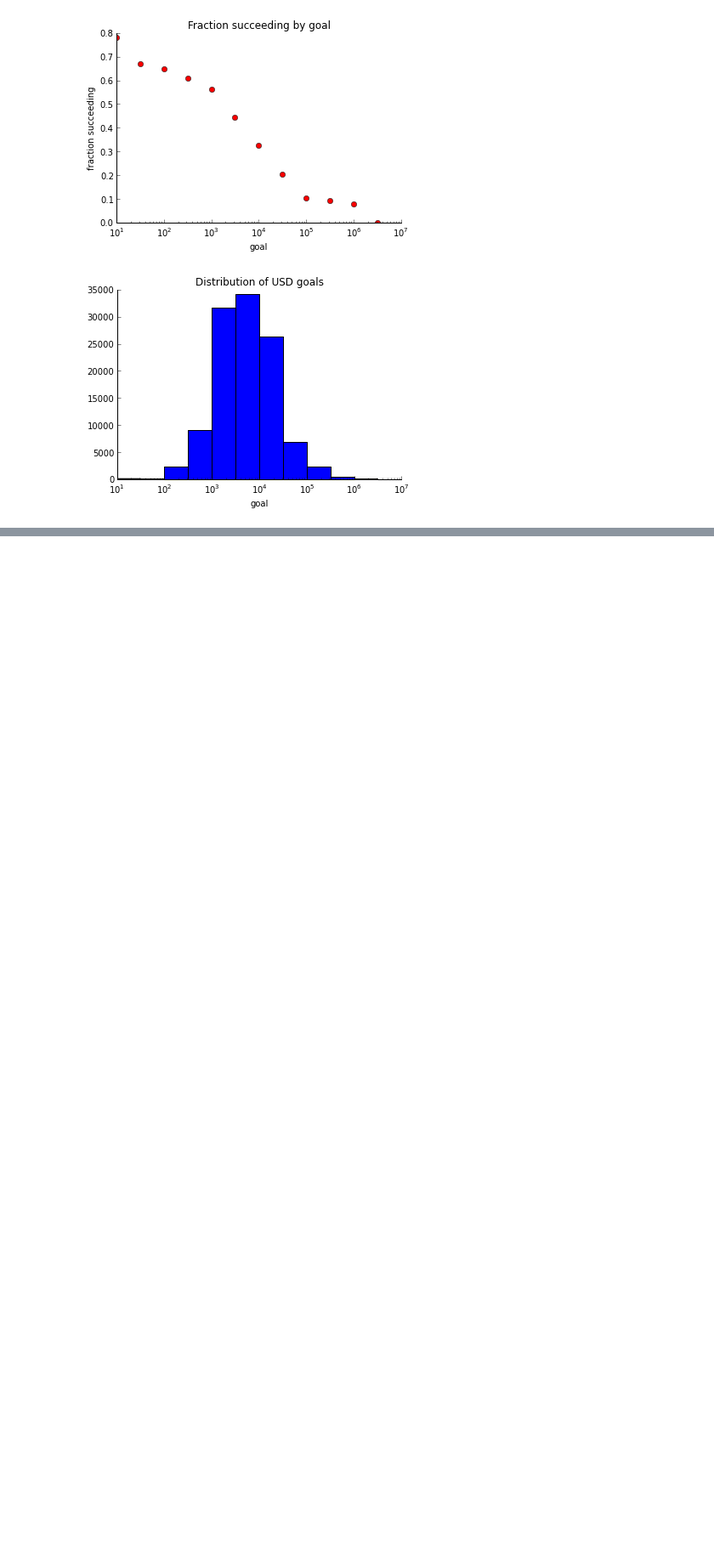
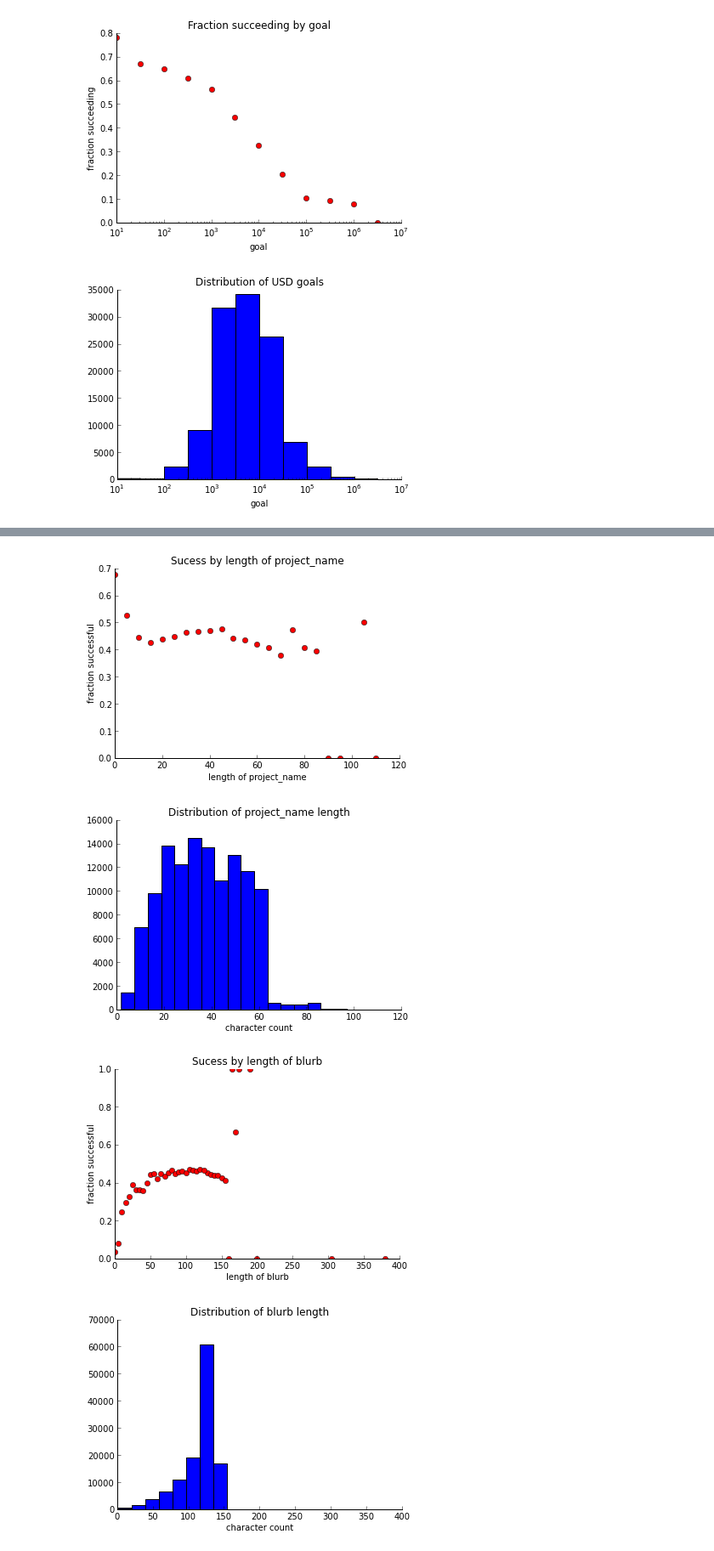
Before and after one commit to johnsturm/cs109, a Jupyter notebook: Process Book.ipynb, the cells around one changed output, grey strips where cells are left out. Shown at 85% size. Cells and saved outputs as stored; diff of their text form; code cells hidden in the pictures; blank space fills up the shorter version.

Commit message:
effect of length of titleexploration

```diff
--- a/Process Book.ipynb
+++ b/Process Book.ipynb
@@ -754,0 +757,50 @@ distr_of_goals(us_projects)
+# %%
+all_projects = pd.read_csv('all_project_data_time.csv')
+# %%
+# function to plot distribution of goals:
+def distr_of_lengths(df, field):
+    data = [len(str(text)) for text in df[field]]
+
+    plt.hist(data, bins=20)
+    plt.title('Distribution of ' + field + ' length')
+    plt.xlabel('character count')
+    remove_border()
+    plt.show()
+
+# function to plot absolute money raised as a function of fundraising goal
+def success_by_length(input_df, field):
+
+    df = input_df[input_df['state'] != 'live'].reset_index()
+    length_dict = {}
+
+    for i, text in enumerate(df[field]):
+        length = len(str(text))
+        length = length - ( length % 5 )
+
+        if length not in length_dict.keys():
+            length_dict[length] = {'successful': 0., 'total': 0.}
+
+        if df['state'][i] == 'successful':
+            length_dict[length]['successful'] += 1.
+        length_dict[length]['total'] += 1.
+
+    lengths = length_dict.keys()
+    data = [length_dict[length]['successful'] / length_dict[length]['total'] for length in lengths]
+
+    plt.plot(lengths, data, 'ro')
+    plt.xlabel('length of ' + field)
+    plt.ylabel('fraction successful')
+    plt.title('Sucess by length of ' + field)
+    remove_border()
+    plt.show()
+# %%
+success_by_length(all_projects, 'project_name')
+distr_of_lengths(all_projects, 'project_name')
+
+success_by_length(all_projects, 'blurb')
+distr_of_lengths(all_projects, 'blurb')
+# %% [output]
+[figure, added]
+[figure, added]
+[figure, added]
+[figure, added]
```
Also changed, not shown: parts of 2 cells of this notebook.
